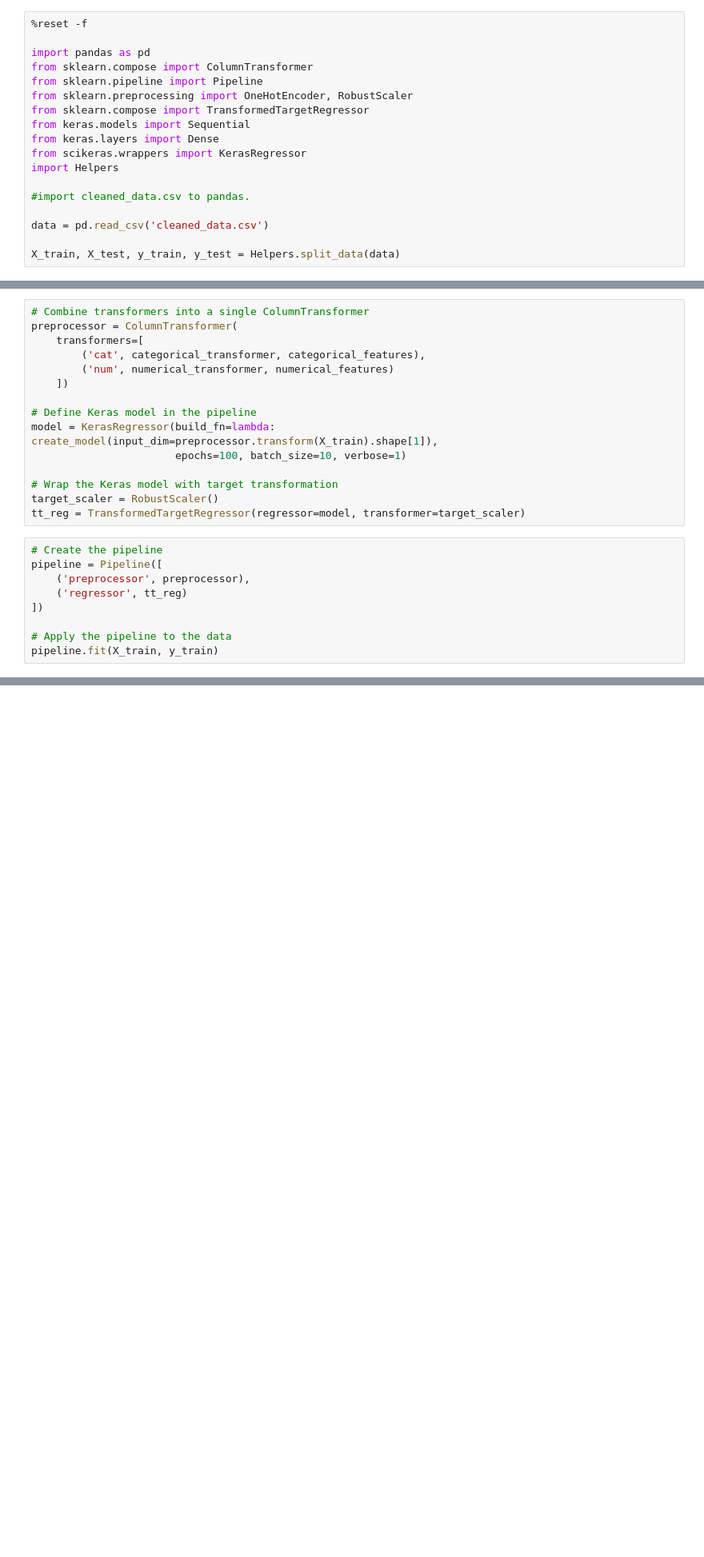
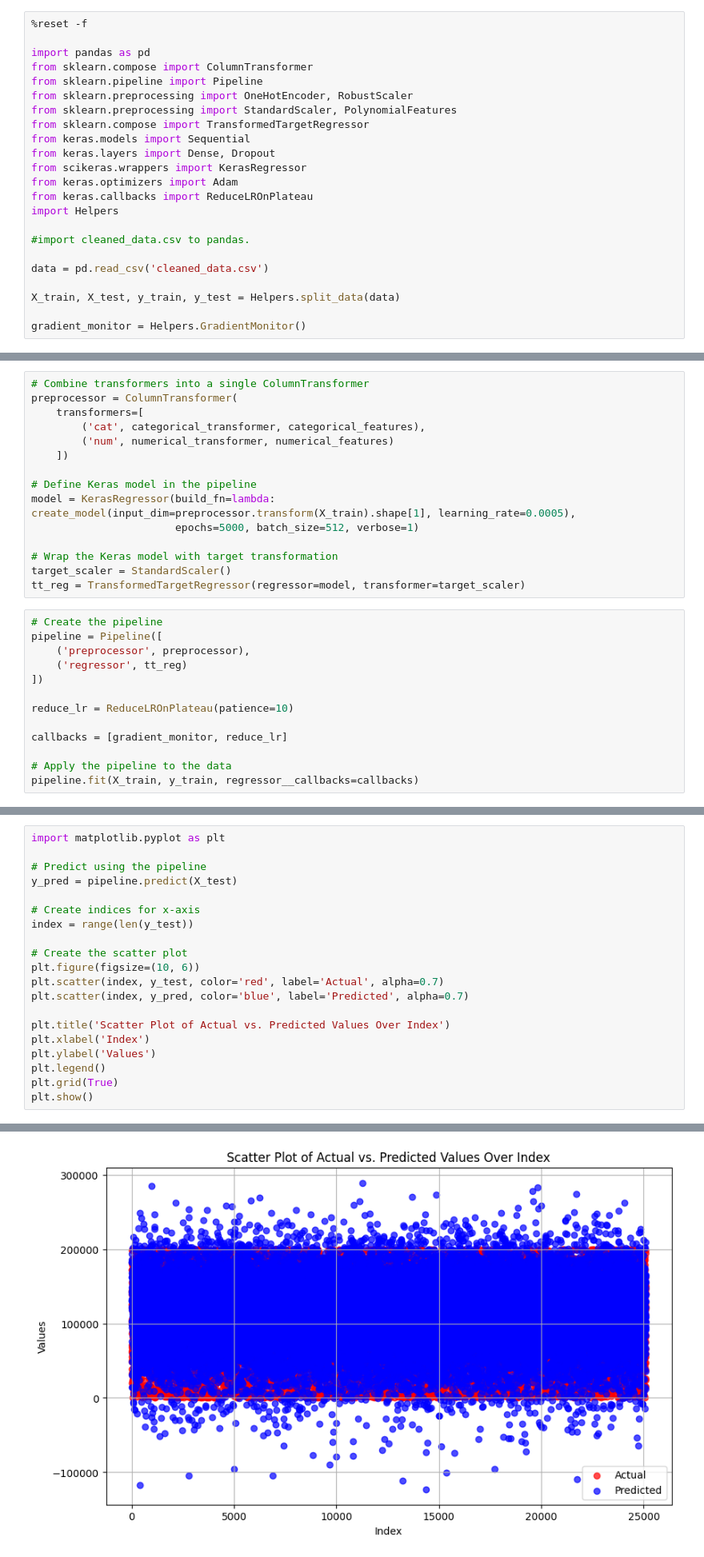
Before and after one commit to gomgom50/MLKursus, a Jupyter notebook: O4/O4_Keras_Regressor.ipynb, the cells around one changed output, grey strips where cells are left out. Shown at 80% size. Drawn from its saved outputs; the diff is of its cells as text; blank space fills up the shorter version.

Commit message:
O4 sat op med pipeline.

```diff
--- a/O4/O4_Keras_Regressor.ipynb
+++ b/O4/O4_Keras_Regressor.ipynb
@@ -5,10 +5,13 @@ import pandas as pd
 from sklearn.compose import ColumnTransformer
 from sklearn.pipeline import Pipeline
 from sklearn.preprocessing import OneHotEncoder, RobustScaler
+from sklearn.preprocessing import StandardScaler, PolynomialFeatures
 from sklearn.compose import TransformedTargetRegressor
 from keras.models import Sequential
-from keras.layers import Dense
+from keras.layers import Dense, Dropout
 from scikeras.wrappers import KerasRegressor
+from keras.optimizers import Adam
+from keras.callbacks import ReduceLROnPlateau
 import Helpers
 
 #import cleaned_data.csv to pandas.
@@ -16,3 +19,5 @@ import Helpers
 data = pd.read_csv('cleaned_data.csv')
 
 X_train, X_test, y_train, y_test = Helpers.split_data(data)
+
+gradient_monitor = Helpers.GradientMonitor()
@@ -48,11 +76,11 @@ preprocessor = ColumnTransformer(
     ])
 
 # Define Keras model in the pipeline
-model = KerasRegressor(build_fn=lambda: create_model(input_dim=preprocessor.transform(X_train).shape[1]),
-                       epochs=100, batch_size=10, verbose=1)
+model = KerasRegressor(build_fn=lambda: create_model(input_dim=preprocessor.transform(X_train).shape[1], learning_rate=0.0005),
+                       epochs=5000, batch_size=512, verbose=1)
 
 # Wrap the Keras model with target transformation
-target_scaler = RobustScaler()
+target_scaler = StandardScaler()
 tt_reg = TransformedTargetRegressor(regressor=model, transformer=target_scaler)
 # %%
 # Create the pipeline
@@ -61,6 +89,10 @@ pipeline = Pipeline([
     ('regressor', tt_reg)
 ])
 
+reduce_lr = ReduceLROnPlateau(patience=10)
+
+callbacks = [gradient_monitor, reduce_lr]
+
 # Apply the pipeline to the data
-pipeline.fit(X_train, y_train)
+pipeline.fit(X_train, y_train, regressor__callbacks=callbacks)
 # %% [output]
@@ -82,0 +127,21 @@ Mean Squared Error: 2505925203.129788
+# %%
+import matplotlib.pyplot as plt
+
+# Predict using the pipeline
+y_pred = pipeline.predict(X_test)
+
+# Create indices for x-axis
+index = range(len(y_test))
+
+# Create the scatter plot
+plt.figure(figsize=(10, 6))
+plt.scatter(index, y_test, color='red', label='Actual', alpha=0.7)
+plt.scatter(index, y_pred, color='blue', label='Predicted', alpha=0.7)
+
+plt.title('Scatter Plot of Actual vs. Predicted Values Over Index')
+plt.xlabel('Index')
+plt.ylabel('Values')
+plt.legend()
+plt.grid(True)
+plt.show()
+# %% [output]
@@ -82,0 +149 @@ Mean Squared Error: 2505925203.129788
+[figure, added]
```
Also changed, not shown: parts of 6 cells of this notebook, 1 other file.
